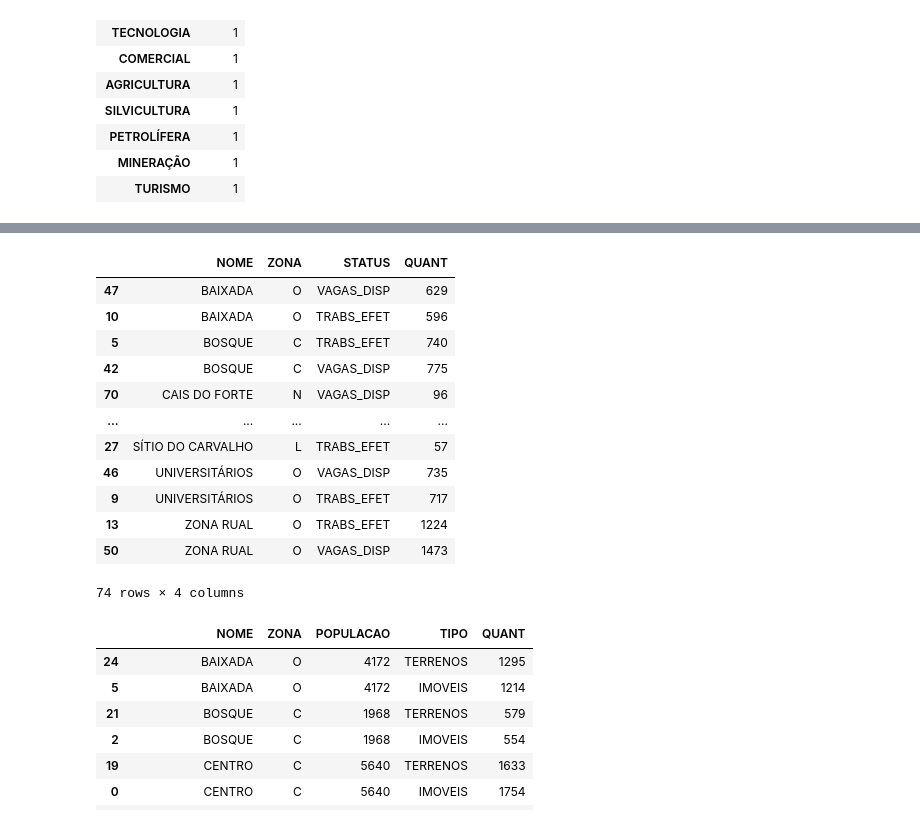
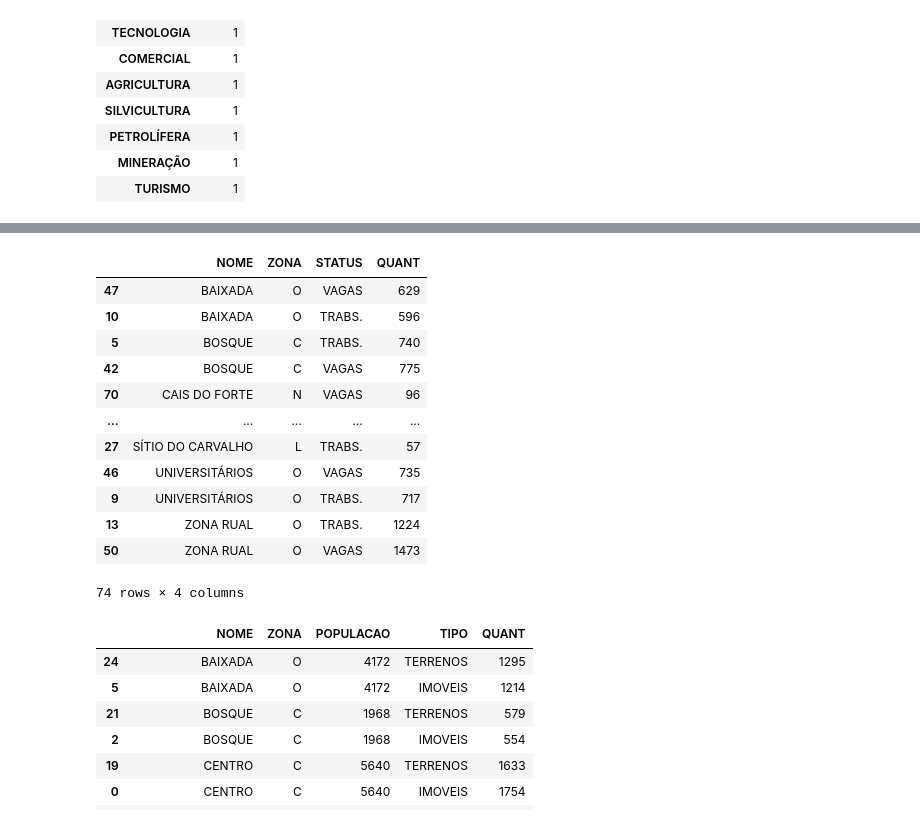
Before and after one commit to thiagodacosta85/WebSys_Virtualha, a Jupyter notebook: dataAnalysis/pythonScripts/localidades/analise_localidades.ipynb, the cells around one changed output, grey strips where cells are left out. Drawn from its saved outputs; the diff is of its cells as text; code cells hidden in the pictures.

```diff
--- a/dataAnalysis/pythonScripts/localidades/analise_localidades.ipynb
+++ b/dataAnalysis/pythonScripts/localidades/analise_localidades.ipynb
@@ -157,23 +161,23 @@ df_distribuicao_atividades
 # %%
 df_empregabilidade_res = pd.DataFrame(df_localidades, columns=["NOME","ZONA", "TRABALHADORES_EFET", "VAGAS_DISP"])
-df_empregabilidade_res.rename(columns={"TRABALHADORES_EFET":"TRABS_EFET"}, inplace=True)
+df_empregabilidade_res.rename(columns={"TRABALHADORES_EFET":"TRABS.", "VAGAS_DISP":"VAGAS"}, inplace=True)
 df_empregabilidade = df_empregabilidade_res.melt(id_vars=["NOME","ZONA"], var_name="STATUS", value_name="QUANT")
 del df_empregabilidade_res
 df_empregabilidade.sort_values("NOME", inplace=True)
 df_empregabilidade
 # %% [output]
 |  | NOME | ZONA | STATUS | QUANT |
-| 47 | BAIXADA | O | VAGAS_DISP | 629 |
-| 10 | BAIXADA | O | TRABS_EFET | 596 |
-| 5 | BOSQUE | C | TRABS_EFET | 740 |
-| 42 | BOSQUE | C | VAGAS_DISP | 775 |
-| 70 | CAIS DO FORTE | N | VAGAS_DISP | 96 |
+| 47 | BAIXADA | O | VAGAS | 629 |
+| 10 | BAIXADA | O | TRABS. | 596 |
+| 5 | BOSQUE | C | TRABS. | 740 |
+| 42 | BOSQUE | C | VAGAS | 775 |
+| 70 | CAIS DO FORTE | N | VAGAS | 96 |
 | ... | ... | ... | ... | ... |
-| 27 | SÍTIO DO CARVALHO | L | TRABS_EFET | 57 |
-| 46 | UNIVERSITÁRIOS | O | VAGAS_DISP | 735 |
-| 9 | UNIVERSITÁRIOS | O | TRABS_EFET | 717 |
-| 13 | ZONA RUAL | O | TRABS_EFET | 1224 |
-| 50 | ZONA RUAL | O | VAGAS_DISP | 1473 |
+| 27 | SÍTIO DO CARVALHO | L | TRABS. | 57 |
+| 46 | UNIVERSITÁRIOS | O | VAGAS | 735 |
+| 9 | UNIVERSITÁRIOS | O | TRABS. | 717 |
+| 13 | ZONA RUAL | O | TRABS. | 1224 |
+| 50 | ZONA RUAL | O | VAGAS | 1473 |
 74 rows × 4 columns
 # %%
 df_ocupacao_habitacional_res = pd.DataFrame(df_localidades, columns=["NOME", "ZONA", "RESIDENCIAS_CONST", "RESIDENCIAS_POS", "POPULACAO"])
```
Also changed, not shown: parts of 11 cells of this notebook, 2 other files.
